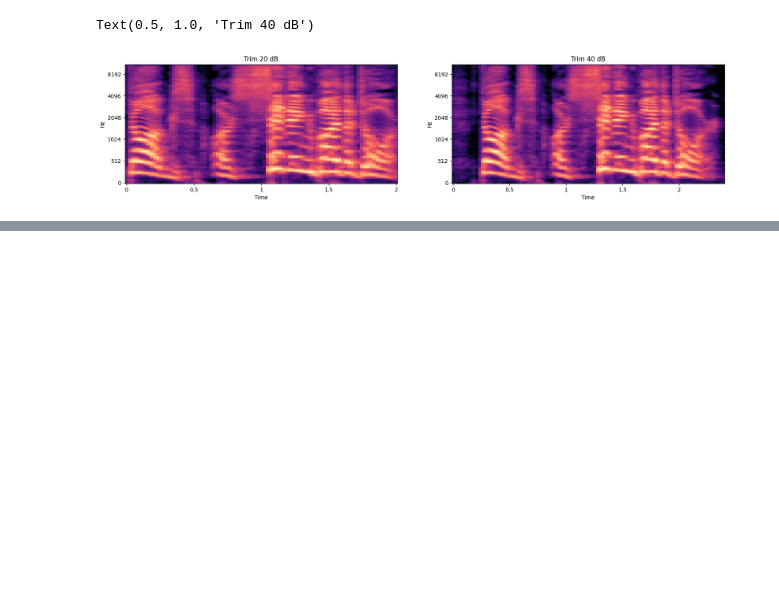
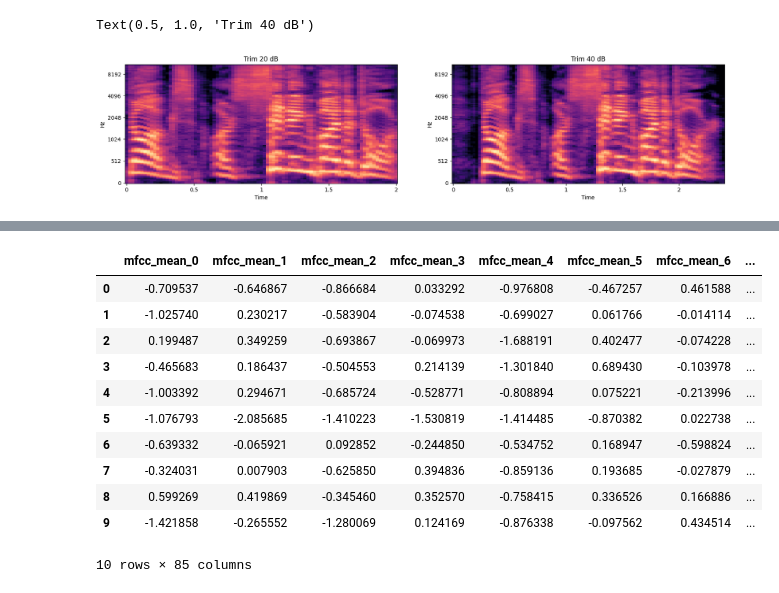
Before and after one commit to AcSsalazar/the-color-of-emotions, a Jupyter notebook: Notebooks/4-feature-extraction.ipynb, the cells around one changed output, grey strips where cells are left out. Saved outputs shown, nothing was run; the diff lists cells and outputs as text; code cells hidden in the pictures; blank space fills up the shorter version.

```diff
--- a/Notebooks/4-feature-extraction.ipynb
+++ b/Notebooks/4-feature-extraction.ipynb
@@ -292,0 +332,16 @@ logging.info(f"DF guardado en {OUT_DIR_CSV}: {len(df)} filas")
+# %%
+df = pd.read_csv(OUT_DIR_CSV)
+df.head(10)
+# %% [output]
+|  | mfcc_mean_0 | mfcc_mean_1 | mfcc_mean_2 | mfcc_mean_3 | mfcc_mean_4 | mfcc_mean_5 | mfcc_mean_6 | ... |
+| 0 | -0.709537 | -0.646867 | -0.866684 | 0.033292 | -0.976808 | -0.467257 | 0.461588 | ... |
+| 1 | -1.025740 | 0.230217 | -0.583904 | -0.074538 | -0.699027 | 0.061766 | -0.014114 | ... |
+| 2 | 0.199487 | 0.349259 | -0.693867 | -0.069973 | -1.688191 | 0.402477 | -0.074228 | ... |
+| 3 | -0.465683 | 0.186437 | -0.504553 | 0.214139 | -1.301840 | 0.689430 | -0.103978 | ... |
+| 4 | -1.003392 | 0.294671 | -0.685724 | -0.528771 | -0.808894 | 0.075221 | -0.213996 | ... |
+| 5 | -1.076793 | -2.085685 | -1.410223 | -1.530819 | -1.414485 | -0.870382 | 0.022738 | ... |
+| 6 | -0.639332 | -0.065921 | 0.092852 | -0.244850 | -0.534752 | 0.168947 | -0.598824 | ... |
+| 7 | -0.324031 | 0.007903 | -0.625850 | 0.394836 | -0.859136 | 0.193685 | -0.027879 | ... |
+| 8 | 0.599269 | 0.419869 | -0.345460 | 0.352570 | -0.758415 | 0.336526 | 0.166886 | ... |
+| 9 | -1.421858 | -0.265552 | -1.280069 | 0.124169 | -0.876338 | -0.097562 | 0.434514 | ... |
+10 rows × 85 columns
```
Also changed, not shown: parts of 5 cells of this notebook.
